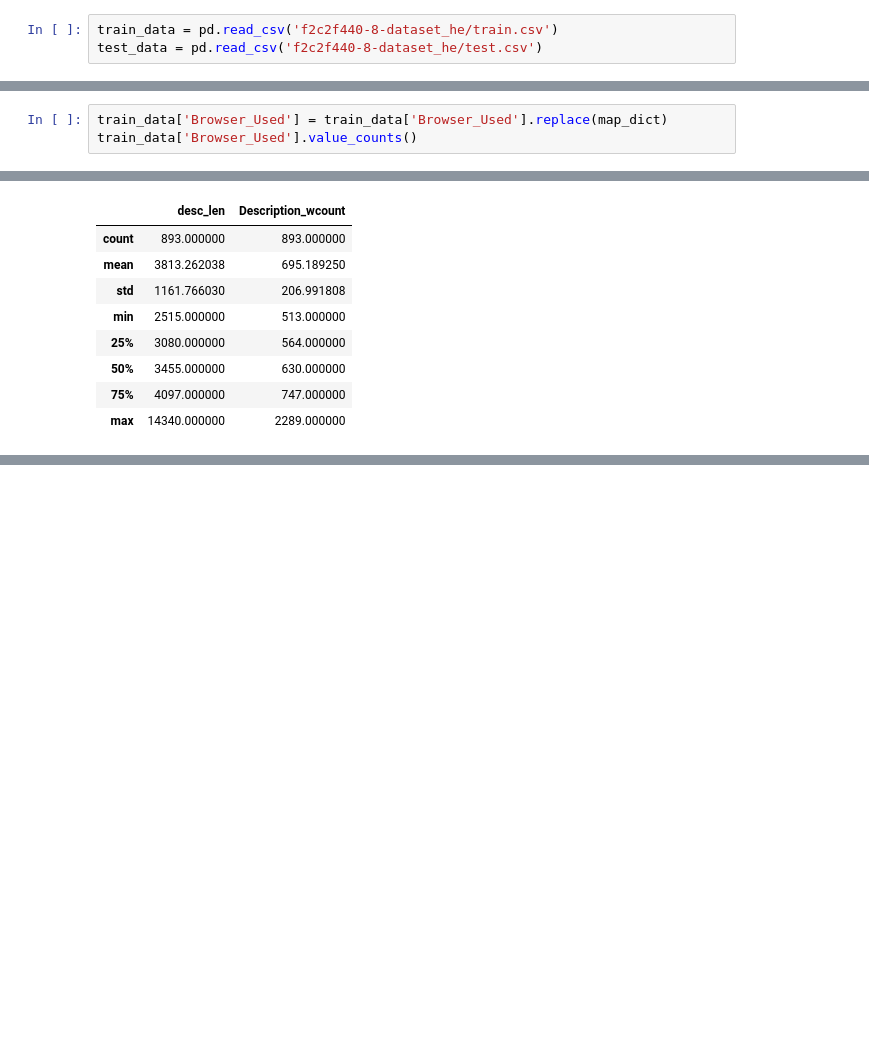
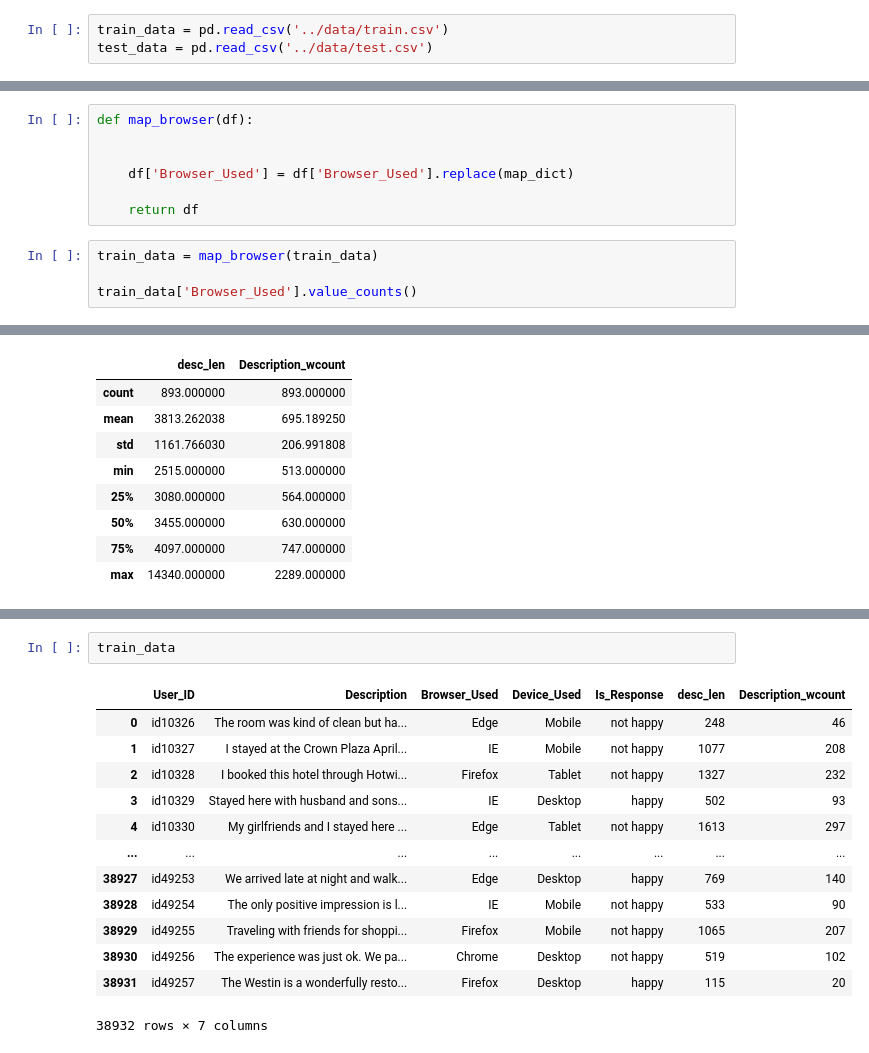
Before and after one commit to Ashz11/hotel_review_bert_finetune, a Jupyter notebook: src/hotel_review_bert_finetune.ipynb, the cells around one changed output, grey strips where cells are left out. Drawn from its saved outputs; the diff is of its cells as text; blank space fills up the shorter version.

```diff
--- a/src/hotel_review_bert_finetune.ipynb
+++ b/src/hotel_review_bert_finetune.ipynb
@@ -7,8 +15,8 @@ import seaborn as sns
 # %% [markdown]
 # Reading Data
 # %%
-train_data = pd.read_csv('f2c2f440-8-dataset_he/train.csv')
-test_data = pd.read_csv('f2c2f440-8-dataset_he/test.csv')
+train_data = pd.read_csv('../data/train.csv')
+test_data = pd.read_csv('../data/test.csv')
 # %%
 train_data.head()
 # %% [output]
@@ -154,5 +162,13 @@ map_dict = {'Google Chrome':'Chrome',
+# %%
+def map_browser(df):
+
+
+    df['Browser_Used'] = df['Browser_Used'].replace(map_dict)
+
+    return df
 # %%
-train_data['Browser_Used'] = train_data['Browser_Used'].replace(map_dict)
+train_data = map_browser(train_data)
+
 train_data['Browser_Used'].value_counts()
 # %% [output]
 Firefox    14787
@@ -237,0 +268,16 @@ train_data['Description'].str.replace('\n', ' ')
+# %%
+train_data
+# %% [output]
+|  | User_ID | Description | Browser_Used | Device_Used | Is_Response | desc_len | Description_wcount |
+| 0 | id10326 | The room was kind of clean but ha... | Edge | Mobile | not happy | 248 | 46 |
+| 1 | id10327 | I stayed at the Crown Plaza April... | IE | Mobile | not happy | 1077 | 208 |
+| 2 | id10328 | I booked this hotel through Hotwi... | Firefox | Tablet | not happy | 1327 | 232 |
+| 3 | id10329 | Stayed here with husband and sons... | IE | Desktop | happy | 502 | 93 |
+| 4 | id10330 | My girlfriends and I stayed here ... | Edge | Tablet | not happy | 1613 | 297 |
+| ... | ... | ... | ... | ... | ... | ... | ... |
+| 38927 | id49253 | We arrived late at night and walk... | Edge | Desktop | happy | 769 | 140 |
+| 38928 | id49254 | The only positive impression is l... | IE | Mobile | not happy | 533 | 90 |
+| 38929 | id49255 | Traveling with friends for shoppi... | Firefox | Mobile | not happy | 1065 | 207 |
+| 38930 | id49256 | The experience was just ok. We pa... | Chrome | Desktop | not happy | 519 | 102 |
+| 38931 | id49257 | The Westin is a wonderfully resto... | Firefox | Desktop | happy | 115 | 20 |
+38932 rows × 7 columns
```
Also changed, not shown: parts of 23 cells of this notebook, 1 other file.
